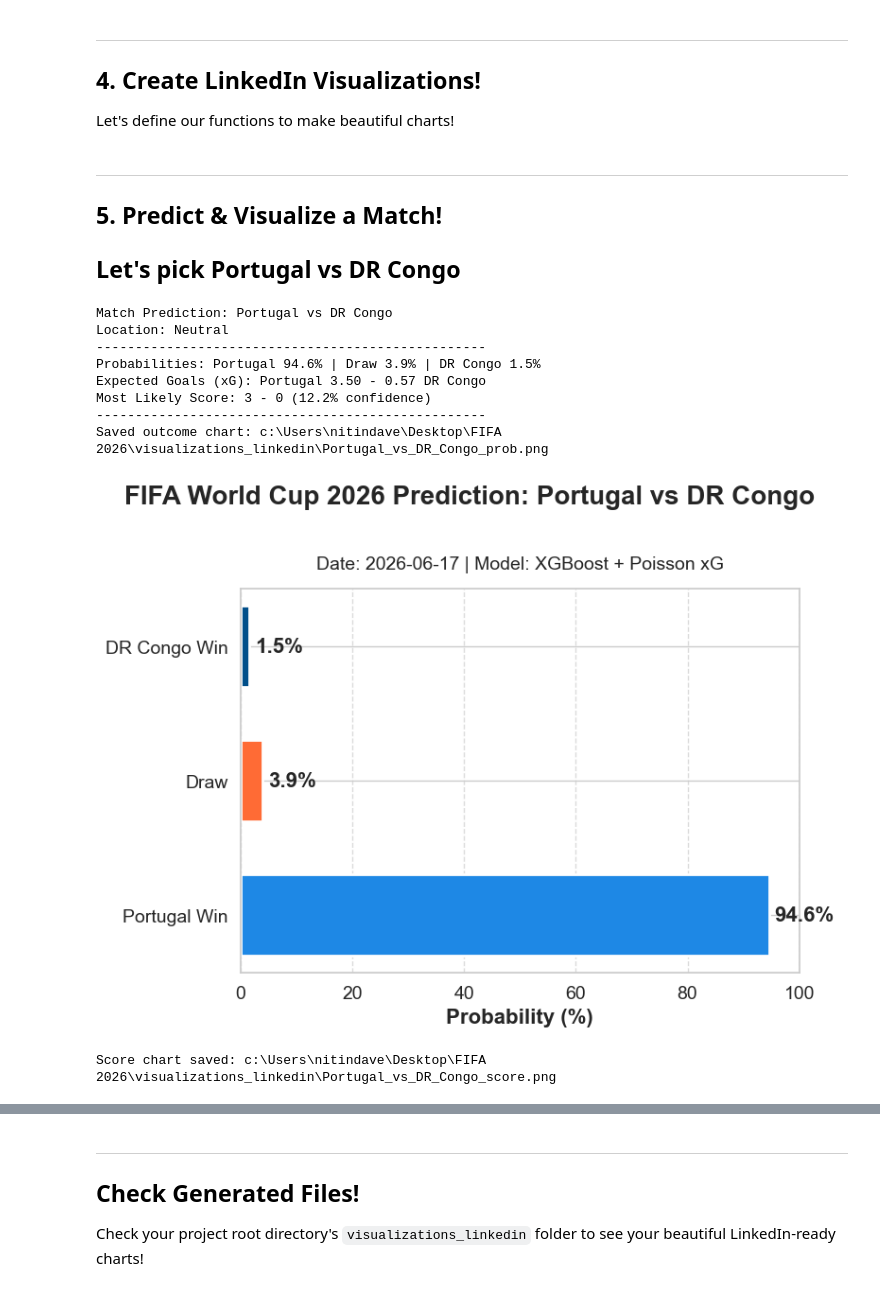
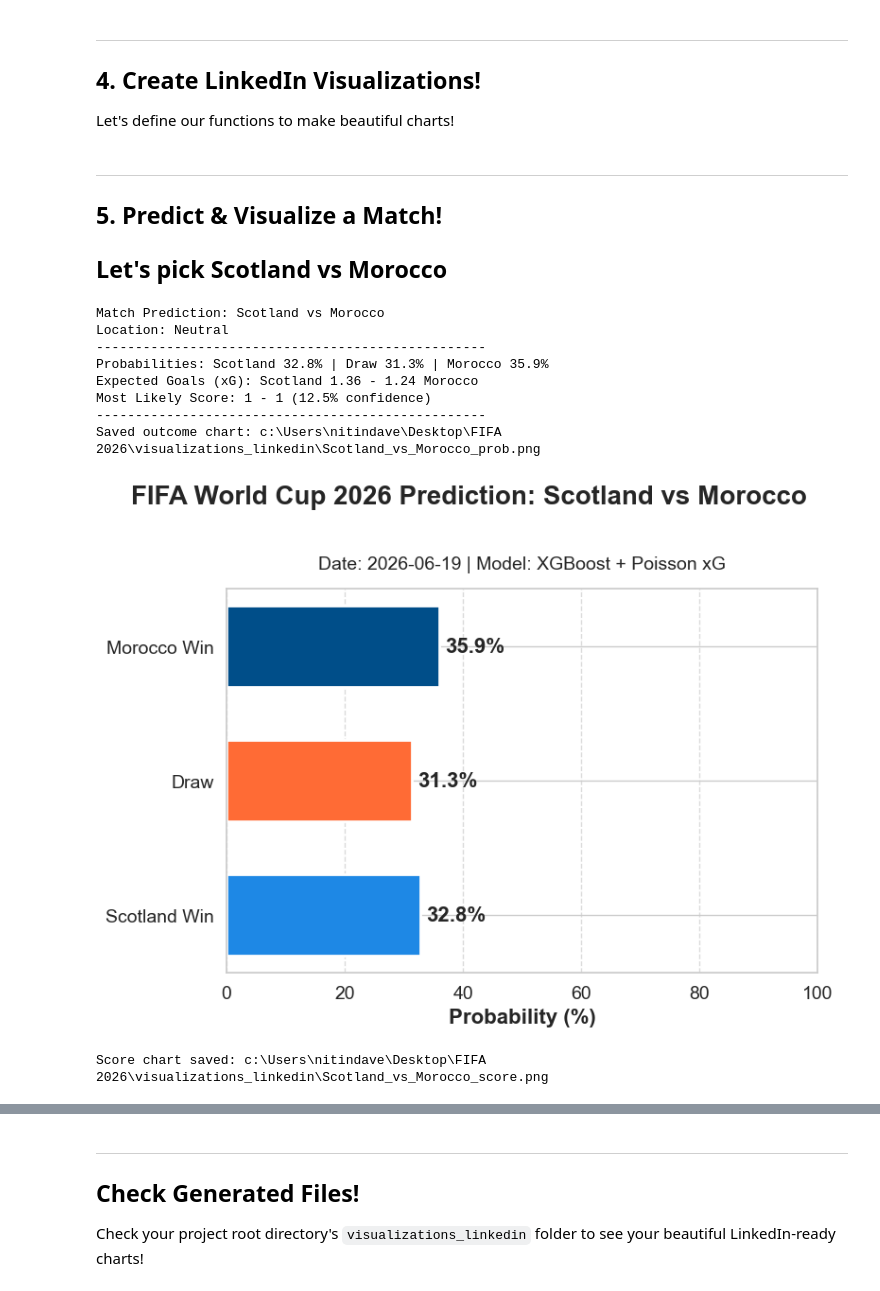
Before and after one commit to nitindavegit/FIFA-2026-Predictions, a Jupyter notebook: notebooks/04_LinkedIn_Presentation.ipynb, the cells around one changed output, grey strips where cells are left out. Saved outputs shown, nothing was run; the diff lists cells and outputs as text; code cells hidden in the pictures.

```diff
--- a/notebooks/04_LinkedIn_Presentation.ipynb
+++ b/notebooks/04_LinkedIn_Presentation.ipynb
@@ -86,7 +86,7 @@ matches[['home_team', 'away_team', 'tournament']]
 
 Let's define our functions to make beautiful charts!
 # %%
-def generate_outcome_chart(home_team, away_team, probs, date_str="2026-06-17"):
+def generate_outcome_chart(home_team, away_team, probs, date_str="2026-06-19"):
     fig, ax = plt.subplots(figsize=FIGSIZE, dpi=DPI)
 
     colors = ["#1E88E5", "#FF6B35", "#004E89"]
@@ -119,7 +119,7 @@ def generate_outcome_chart(home_team, away_team, probs, date_str="2026-06-17"):
     plt.show()
     plt.close(fig)
 # %%
-def generate_score_heatmap(home_team, away_team, home_xg, away_xg, date_str="2026-06-17"):
+def generate_score_heatmap(home_team, away_team, home_xg, away_xg, date_str="2026-06-19"):
     fig, (ax_heatmap, ax_summary) = plt.subplots(ncols=2, figsize=FIGSIZE, dpi=DPI, gridspec_kw={'width_ratios': [3, 1]})
 
     max_goals=5
@@ -172,21 +172,21 @@ def generate_score_heatmap(home_team, away_team, home_xg, away_xg, date_str="202
 ---
 ## 5. Predict & Visualize a Match!
 
-## Let's pick Portugal vs DR Congo
+## Let's pick Scotland vs Morocco
 # %%
-pred = predict_match("Portugal", "DR Congo")
+pred = predict_match("Scotland", "Morocco")
 if pred:
     probs, (home_xg, away_xg) = pred['probs'], pred['xg']
-    generate_outcome_chart("Portugal", "DR Congo", probs)
-    generate_score_heatmap("Portugal", "DR Congo", home_xg, away_xg)
+    generate_outcome_chart("Scotland", "Morocco", probs)
+    generate_score_heatmap("Scotland", "Morocco", home_xg, away_xg)
 # %% [output]
-Match Prediction: Portugal vs DR Congo
+Match Prediction: Scotland vs Morocco
 Location: Neutral
 --------------------------------------------------
-Probabilities: Portugal 94.6% | Draw 3.9% | DR Congo 1.5%
-Expected Goals (xG): Portugal 3.50 - 0.57 DR Congo
-Most Likely Score: 3 - 0 (12.2% confidence)
+Probabilities: Scotland 32.8% | Draw 31.3% | Morocco 35.9%
+Expected Goals (xG): Scotland 1.36 - 1.24 Morocco
+Most Likely Score: 1 - 1 (12.5% confidence)
 --------------------------------------------------
-Saved outcome chart: c:\Users\nitindave\Desktop\FIFA 2026\visualizations_linkedin\Portugal_vs_DR_Congo_prob.png
+Saved outcome chart: c:\Users\nitindave\Desktop\FIFA 2026\visualizations_linkedin\Scotland_vs_Morocco_prob.png
-[figure, old version]
+[figure, new version]
-Score chart saved: c:\Users\nitindave\Desktop\FIFA 2026\visualizations_linkedin\Portugal_vs_DR_Congo_score.png
+Score chart saved: c:\Users\nitindave\Desktop\FIFA 2026\visualizations_linkedin\Scotland_vs_Morocco_score.png
```
Also changed, not shown: parts of 10 cells of this notebook.
